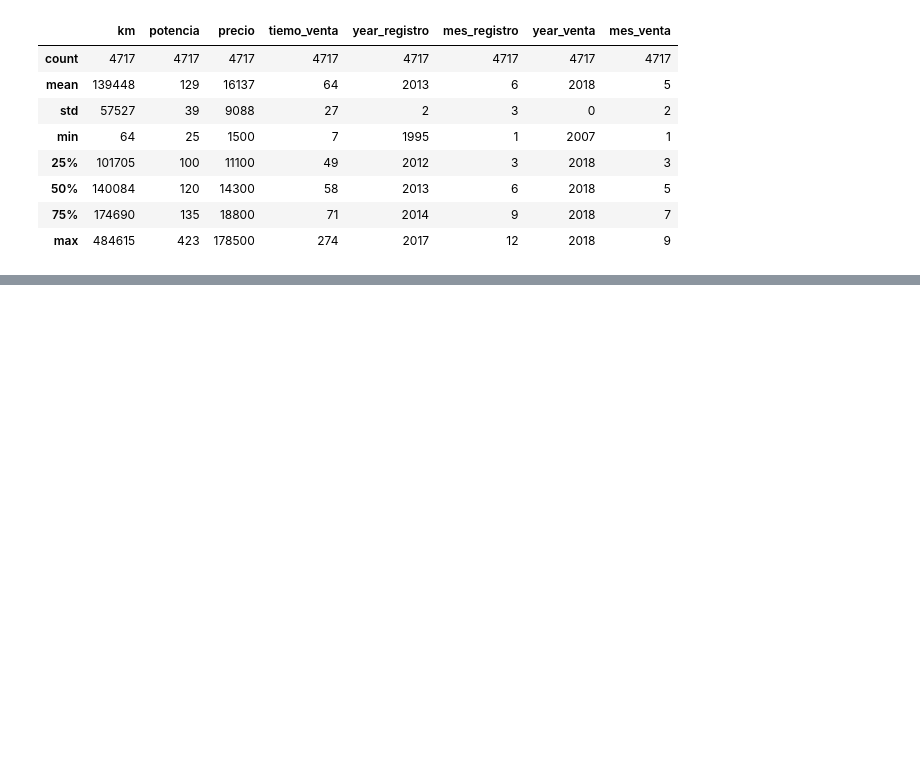
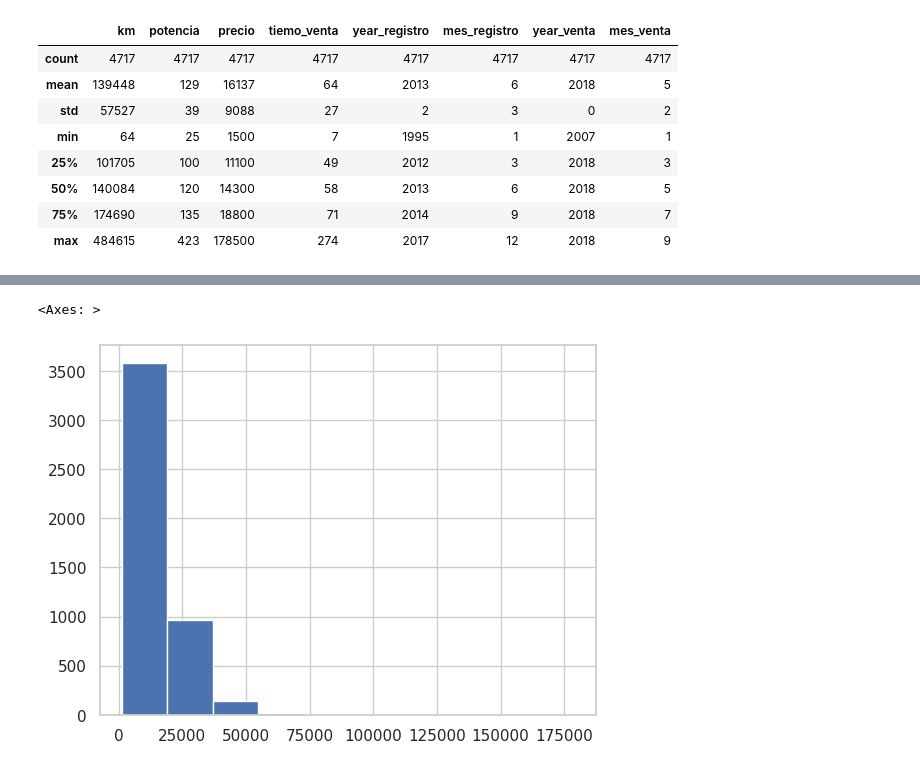
Before and after one commit to Josh1313/Bmw_Preprocessing, a Jupyter notebook: test.ipynb, the cells around one changed output, grey strips where cells are left out. Saved outputs shown, nothing was run; the diff lists cells and outputs as text; code cells hidden in the pictures; blank space fills up the shorter version.

```diff
--- a/test.ipynb
+++ b/test.ipynb
@@ -632,0 +645,5 @@ df.describe()
+# %%
+df['precio'].hist()
+# %% [output]
+<Axes: >
+[figure, added]
```
Also changed, not shown: parts of 71 cells of this notebook.
